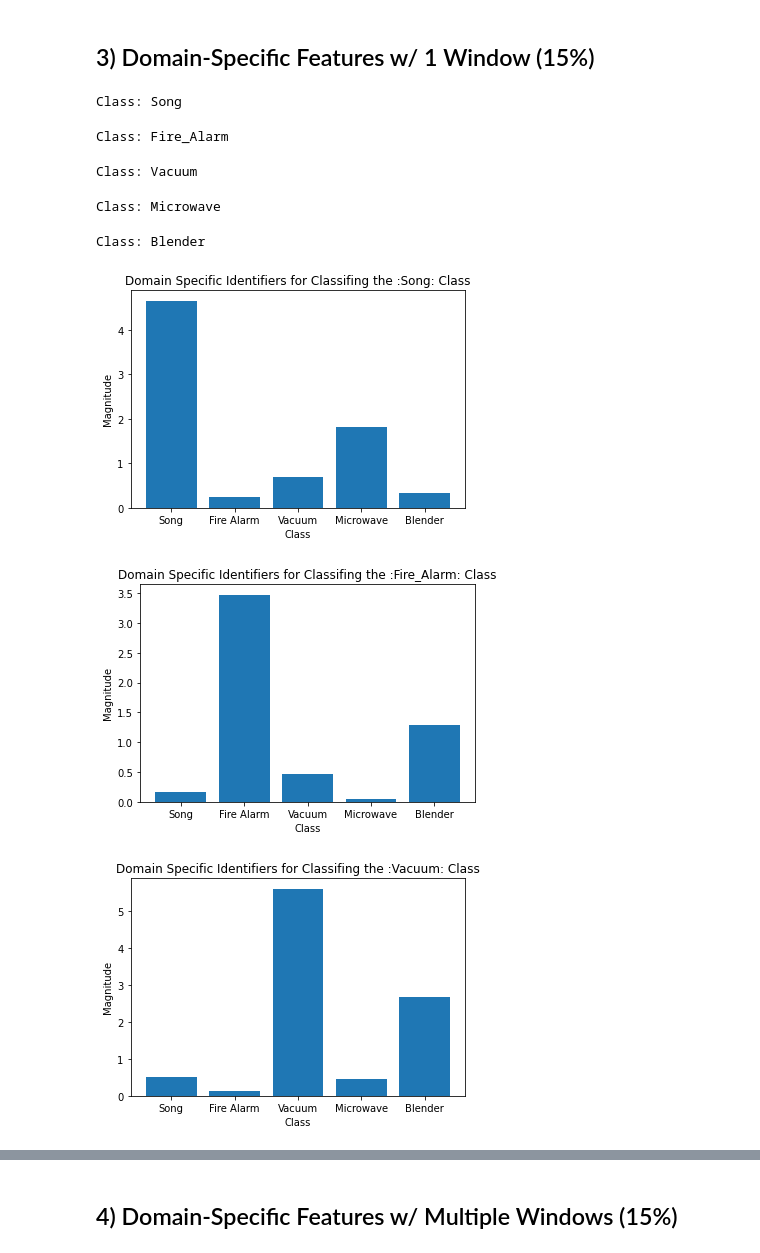
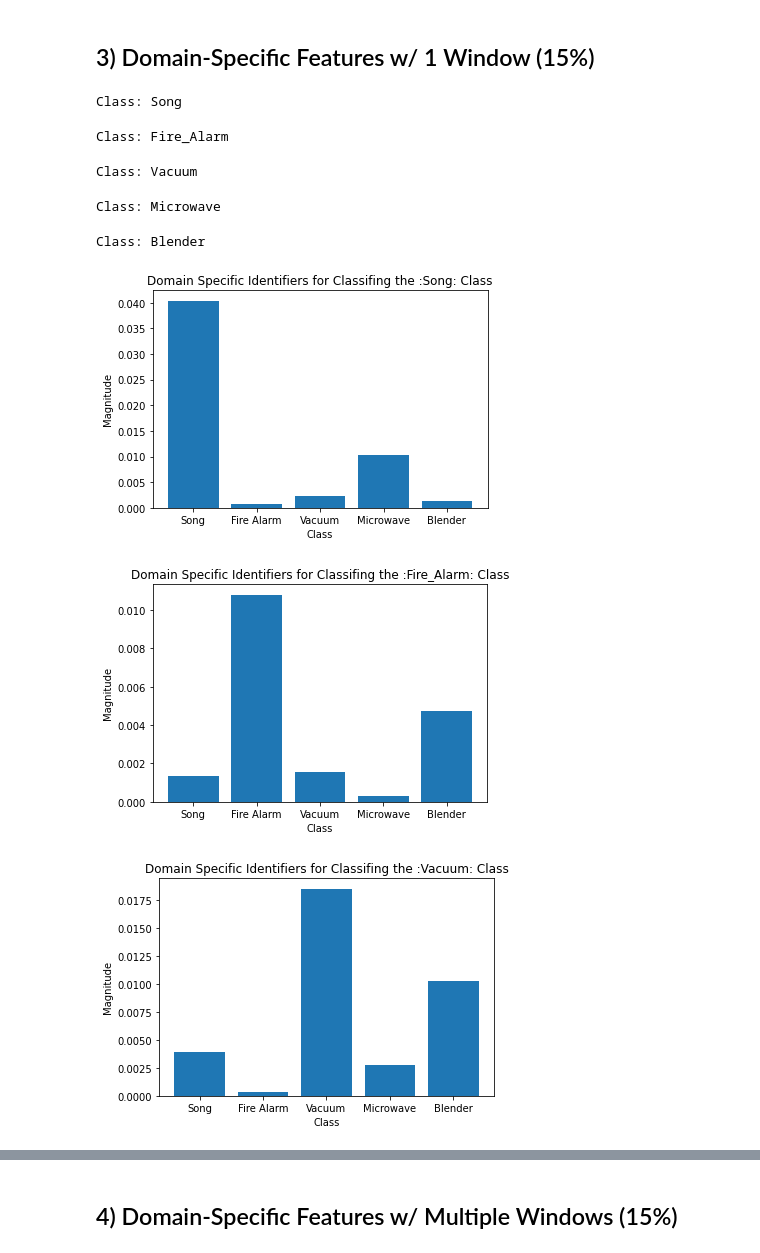
Before and after one commit to mickidymick/machine_learning, a Jupyter notebook: Assignment_2/Main_Notebook.ipynb, the cells around one changed output, grey strips where cells are left out. Drawn from its saved outputs; the diff is of its cells as text; code cells hidden in the pictures.

```diff
--- a/Assignment_2/Main_Notebook.ipynb
+++ b/Assignment_2/Main_Notebook.ipynb
@@ -459,37 +454,30 @@ for one in range(len(control_f.yf[0])):
     else:
         break
 
-idx = 0
-
 #clean the data of unecisary frequencies
 print("Class: " + song_f.file_type)
-for one in range(song_f.num_files):
-    song_f.xf[one] = song_f.xf[one][last:]
-    song_f.yf[one] = song_f.yf[one][last:]
-song_f.graph_fft(idx)
+song_f.xf[0] = song_f.xf[0][last:]
+song_f.yf[0] = song_f.yf[0][last:]
+song_f.graph_fft(0)
 
 print("Class: " + fire_alarm_f.file_type)
-for one in range(fire_alarm_f.num_files):
-    fire_alarm_f.xf[one] = fire_alarm_f.xf[one][last:]
-    fire_alarm_f.yf[one] = fire_alarm_f.yf[one][last:]
-fire_alarm_f.graph_fft(idx)
+fire_alarm_f.xf[0] = fire_alarm_f.xf[0][last:]
+fire_alarm_f.yf[0] = fire_alarm_f.yf[0][last:]
+fire_alarm_f.graph_fft(0)
 
 print("Class: " + vacuum_f.file_type)
-for one in range(vacuum_f.num_files):
-    vacuum_f.xf[one] = vacuum_f.xf[one][last:]
-    vacuum_f.yf[one] = vacuum_f.yf[one][last:]
-vacuum_f.graph_fft(idx)
+vacuum_f.xf[0] = vacuum_f.xf[0][last:]
+vacuum_f.yf[0] = vacuum_f.yf[0][last:]
+vacuum_f.graph_fft(0)
 
 print("Class: " + microwave_f.file_type)
-for one in range(microwave_f.num_files):
-    microwave_f.xf[one] = microwave_f.xf[one][last:]
-    microwave_f.yf[one] = microwave_f.yf[one][last:]
-microwave_f.graph_fft(idx)
+microwave_f.xf[0] = microwave_f.xf[0][last:]
+microwave_f.yf[0] = microwave_f.yf[0][last:]
+microwave_f.graph_fft(0)
 
 print("Class: " + blender_f.file_type)
-for one in range(blender_f.num_files):
-    blender_f.xf[one] = blender_f.xf[one][last:]
-    blender_f.yf[one] = blender_f.yf[one][last:]
-blender_f.graph_fft(idx)
+blender_f.xf[0] = blender_f.xf[0][last:]
+blender_f.yf[0] = blender_f.yf[0][last:]
+blender_f.graph_fft(0)
 # %% [output]
 Class: Song
@@ -601,26 +589,21 @@ if DOMAIN_SPECIFIC_FEATURES:
     # Blender
     # frequency range 7220 Hz - 7320 Hz
 
-    freq = [[125, 135], [3375, 3400], [604, 605.3], [119.75, 120.25], [7220, 7320]]
+    freq = [[125, 135], [3375, 3400], [605, 606], [119.75, 120.25], [7220, 7320]]
 
     print("Class: " + song_f.file_type)
-    song_f.normalize_dsf()
     song_f.create_domain_spec_f(freq)
 
     print("Class: " + fire_alarm_f.file_type)
-    fire_alarm_f.normalize_dsf()
     fire_alarm_f.create_domain_spec_f(freq)
 
     print("Class: " + vacuum_f.file_type)
-    vacuum_f.normalize_dsf()
     vacuum_f.create_domain_spec_f(freq)
 
     print("Class: " + microwave_f.file_type)
-    microwave_f.normalize_dsf()
     microwave_f.create_domain_spec_f(freq)
 
     print("Class: " + blender_f.file_type)
-    blender_f.normalize_dsf()
     blender_f.create_domain_spec_f(freq)
 
     def calc_and_graph_domain_spec_frequencies(avg_freq_l, idx, file_type):
@@ -629,33 +612,33 @@ if DOMAIN_SPECIFIC_FEATURES:
         for spec_class in avg_freq_l:
             avg = 0
 
             for file in spec_class:
                 avg += file[idx]
             l.append(avg)
 
         plt.bar(["Song", "Fire Alarm", "Vacuum", "Microwave", "Blender"], l)
         plt.title("Domain Specific Identifiers for Classifing the :" + file_type + ": Class")
         plt.xlabel("Class")
         plt.ylabel("Magnitude")
         plt.show()
 
     avg_freq_l = [song_f.domain_spec_f,
                   fire_alarm_f.domain_spec_f,
                   vacuum_f.domain_spec_f,
                   microwave_f.domain_spec_f,
                   blender_f.domain_spec_f]
 
     calc_and_graph_domain_spec_frequencies(avg_freq_l, 0, song_f.file_type)
     calc_and_graph_domain_spec_frequencies(avg_freq_l, 1, fire_alarm_f.file_type)
     calc_and_graph_domain_spec_frequencies(avg_freq_l, 2, vacuum_f.file_type)
     calc_and_graph_domain_spec_frequencies(avg_freq_l, 3, microwave_f.file_type)
     calc_and_graph_domain_spec_frequencies(avg_freq_l, 4, blender_f.file_type)
 # %% [output]
 Class: Song
 Class: Fire_Alarm
 Class: Vacuum
 Class: Microwave
 Class: Blender
-[figure, old version]
+[figure, new version]
-[figure, old version]
+[figure, new version]
-[figure, old version]
+[figure, new version]
```
Also changed, not shown: parts of 20 cells of this notebook, 11 other files.
